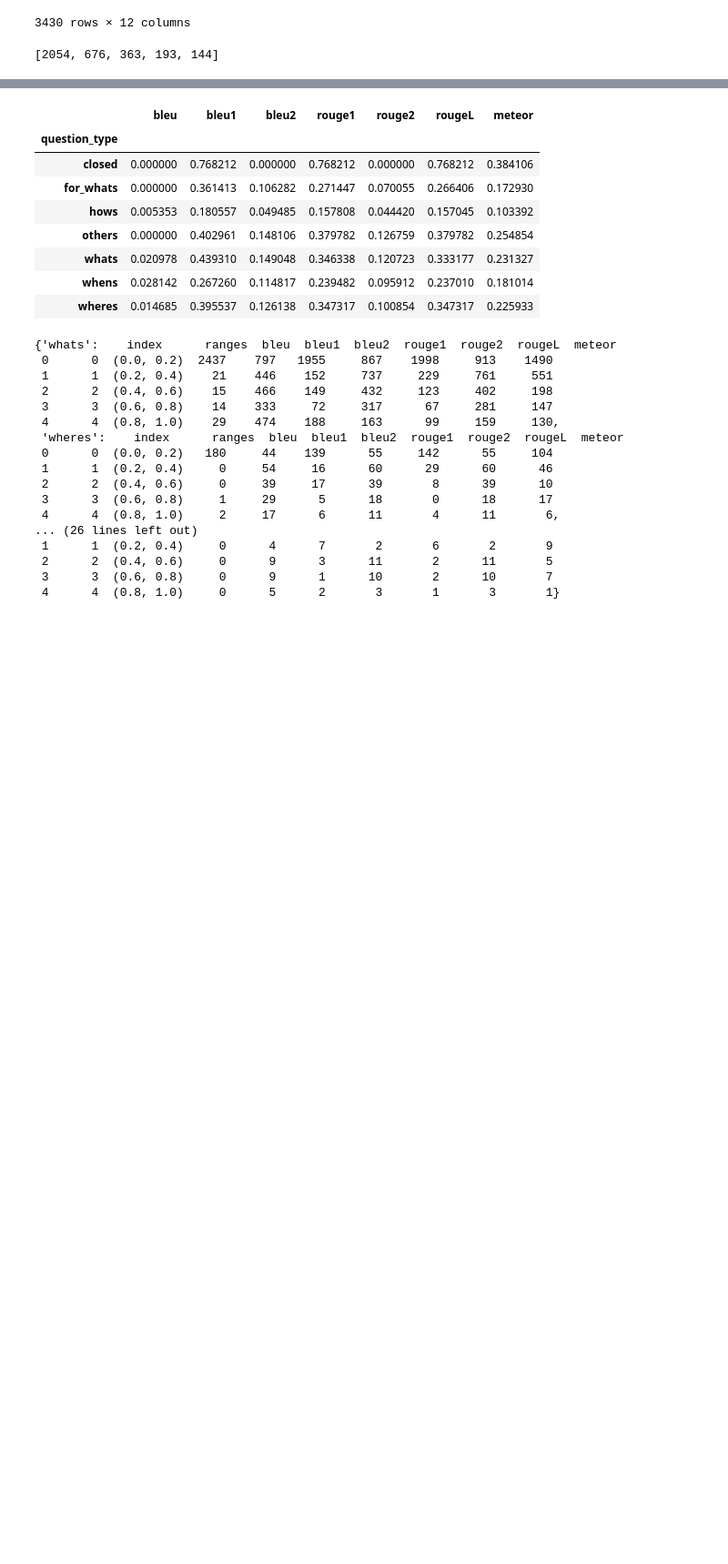
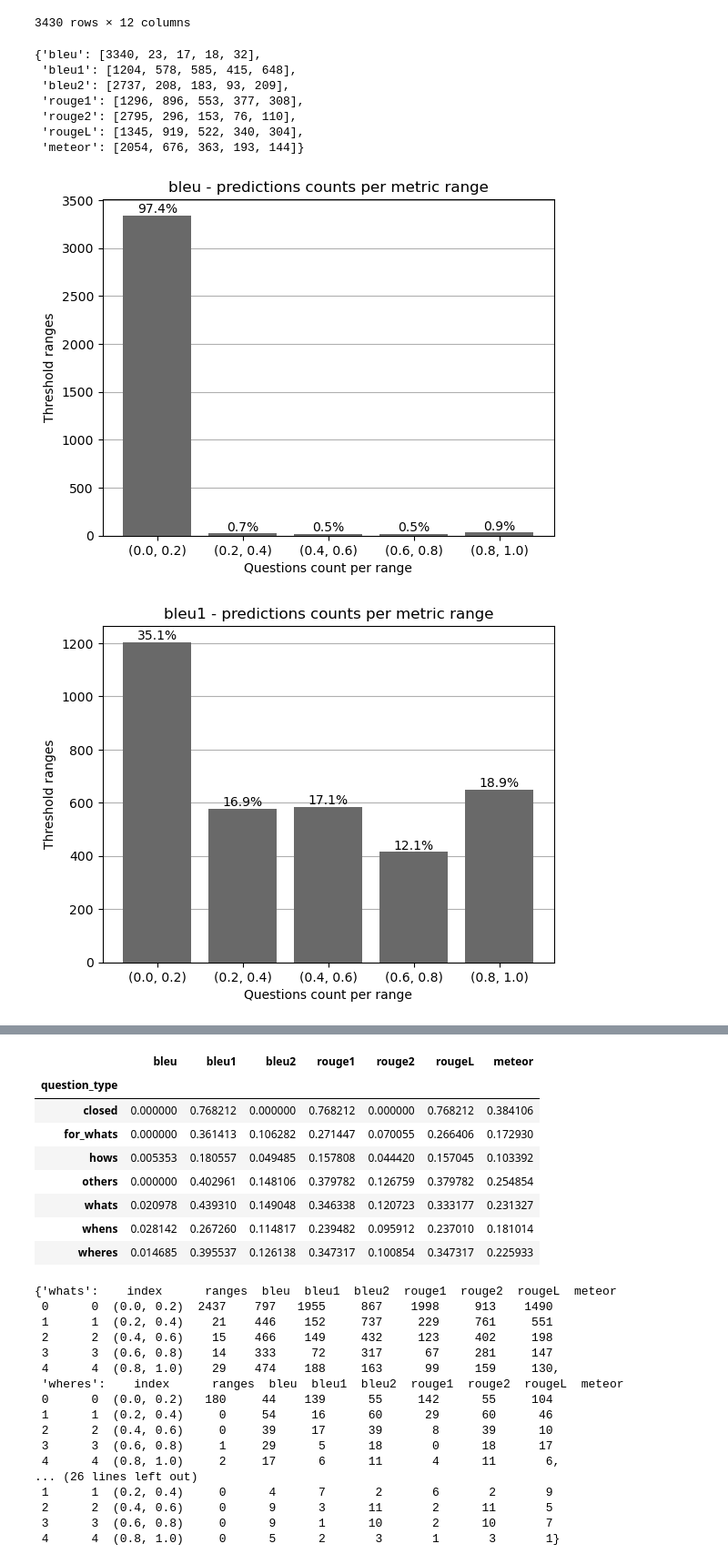
Before and after one commit to arsemi337/question-answering, a Jupyter notebook: generative-qa/notebooks/python/python_bart-uncased_1.ipynb, the cells around one changed output, grey strips where cells are left out. Shown at 91% size. Drawn from its saved outputs; the diff is of its cells as text; code cells hidden in the pictures; blank space fills up the shorter version.

```diff
--- a/generative-qa/notebooks/python/python_bart-uncased_1.ipynb
+++ b/generative-qa/notebooks/python/python_bart-uncased_1.ipynb
@@ -452,6 +448,21 @@ dataset_dataframe_with_predictions
 3430 rows × 12 columns
 # %%
 thresholds = [0.0, 0.2, 0.4, 0.6, 0.8, 1.0]
-generative_qa_utils.calculate_prediction_numbers_per_metric_range(dataset_dataframe_with_predictions, thresholds)
+prediction_counts_per_metric_range = generative_qa_utils.calculate_prediction_counts_per_metric_range(dataset_dataframe_with_predictions, thresholds)
+prediction_counts_per_metric_range
 # %% [output]
-[2054, 676, 363, 193, 144]
+{'bleu': [3340, 23, 17, 18, 32],
+ 'bleu1': [1204, 578, 585, 415, 648],
+ 'bleu2': [2737, 208, 183, 93, 209],
+ 'rouge1': [1296, 896, 553, 377, 308],
+ 'rouge2': [2795, 296, 153, 76, 110],
+ 'rougeL': [1345, 919, 522, 340, 304],
+ 'meteor': [2054, 676, 363, 193, 144]}
+# %%
+generative_qa_utils.plot_prediction_counts_per_metric_range_diagrams(
+    prediction_counts_per_metric = prediction_counts_per_metric_range,
+    thresholds=thresholds
+    )
+# %% [output]
+[figure, added]
+[figure, added]
```
Also changed, not shown: parts of 2 cells of this notebook, 11 other files.
